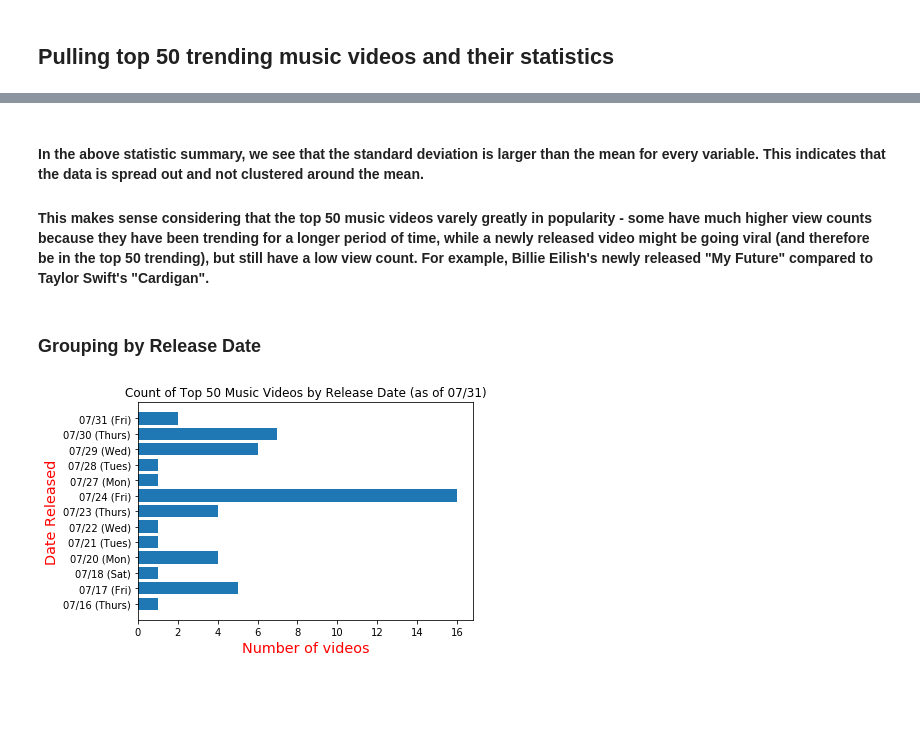
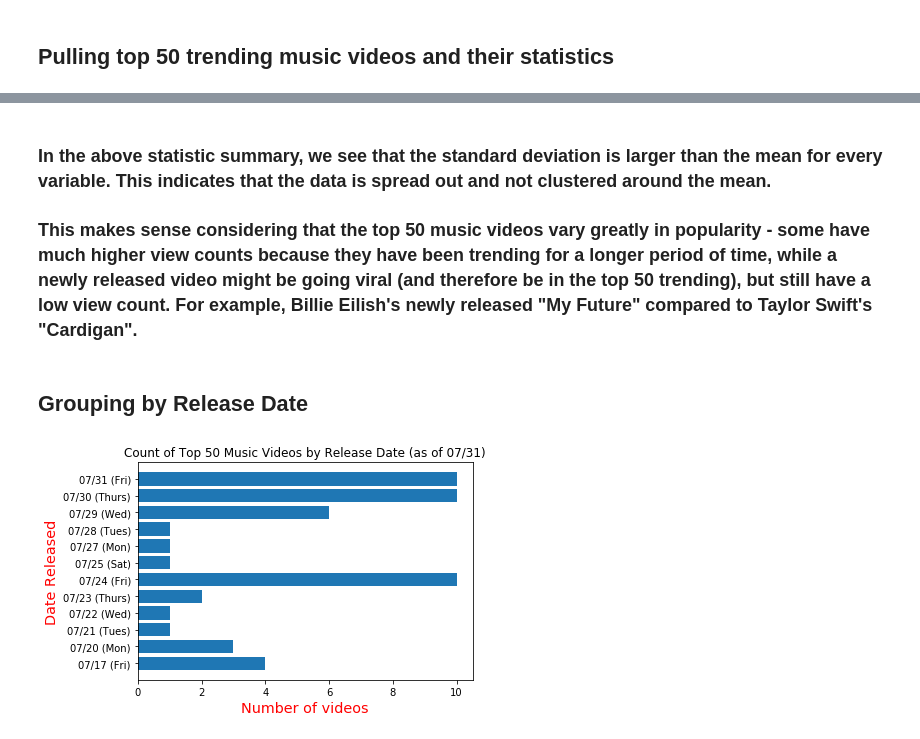
Before and after one commit to johnswier/Project_One_DataViz, a Jupyter notebook: Youtube_Data.ipynb, the cells around one changed output, grey strips where cells are left out. Saved outputs shown, nothing was run; the diff lists cells and outputs as text; code cells hidden in the pictures; blank space fills up the shorter version.

```diff
--- a/Youtube_Data.ipynb
+++ b/Youtube_Data.ipynb
@@ -10,8 +10,8 @@ gkey = os.environ.get("google_maps_key")
 # %% [markdown]
 ## Pulling top 50 trending videos on youtube ##
 # %%
-# all_videos_url = f"https://www.googleapis.com/youtube/v3/videos?key={gkey}&maxResults=50&chart=mostPopular&regionCode=US&part=statistics,snippet"
-# all_response = requests.get(all_videos_url).json()
+all_videos_url = f"https://www.googleapis.com/youtube/v3/videos?key={gkey}&maxResults=50&chart=mostPopular&regionCode=US&part=statistics,snippet"
+all_response = requests.get(all_videos_url).json()
 
 all_vid_list = all_response["items"]
 all_vid_cat_list = []
@@ -40,8 +43,8 @@ plt.show()
 # %% [markdown]
 ## Pulling top 50 trending music videos and their statistics ##
 # %%
-# music_videos_url = f"https://www.googleapis.com/youtube/v3/videos?key={gkey}&maxResults=50&chart=mostPopular&videoCategoryId=10&regionCode=US&part=statistics,snippet"
-# response = requests.get(music_videos_url).json()
+music_videos_url = f"https://www.googleapis.com/youtube/v3/videos?key={gkey}&maxResults=50&chart=mostPopular&videoCategoryId=10&regionCode=US&part=statistics,snippet"
+response = requests.get(music_videos_url).json()
 
 vid_list = response["items"]
 vid_title_list = []
@@ -101,19 +117,19 @@ music_videos_df.describe()
 # %% [markdown]
-#### In the above statistic summary, we see that the standard deviation is larger than the mean for every variable. This indicates that the data is spread out and not clustered around the mean.
+### In the above statistic summary, we see that the standard deviation is larger than the mean for every variable. This indicates that the data is spread out and not clustered around the mean.
 
-#### This makes sense considering that the top 50 music videos varely greatly in popularity - some have much higher view counts because they have been trending for a longer period of time, while a newly released video might be going viral (and therefore be in the top 50 trending), but still have a low view count. For example, Billie Eilish's newly released "My Future" compared to Taylor Swift's "Cardigan".
+### This makes sense considering that the top 50 music videos vary greatly in popularity - some have much higher view counts because they have been trending for a longer period of time, while a newly released video might be going viral (and therefore be in the top 50 trending), but still have a low view count. For example, Billie Eilish's newly released "My Future" compared to Taylor Swift's "Cardigan".
 # %% [markdown]
-### Grouping by Release Date
+## Grouping by Release Date
 # %%
 release_date_counts = music_videos_df.groupby(music_videos_df["Release Date"])["Name"].count()
 plt.barh(release_date_counts.index, release_date_counts.values)
-plt.yticks(ticks= release_date_counts.index, labels=["07/16 (Thurs)", "07/17 (Fri)", "07/18 (Sat)", "07/20 (Mon)",
-                                                     "07/21 (Tues)", "07/22 (Wed)", "07/23 (Thurs)", "07/24 (Fri)",
-                                                     "07/27 (Mon)", "07/28 (Tues)", "07/29 (Wed)", "07/30 (Thurs)",
-                                                     "07/31 (Fri)"])
+plt.yticks(ticks= release_date_counts.index, labels=["07/17 (Fri)", "07/20 (Mon)", "07/21 (Tues)", "07/22 (Wed)",
+                                                     "07/23 (Thurs)", "07/24 (Fri)",
+                                                     "07/25 (Sat)", "07/27 (Mon)", "07/28 (Tues)", "07/29 (Wed)",
+                                                     "07/30 (Thurs)", "07/31 (Fri)"])
 plt.title("Count of Top 50 Music Videos by Release Date (as of 07/31)")
 plt.xlabel("Number of videos", color = "red", fontsize = "x-large")
 plt.ylabel("Date Released", color = "red", fontsize = "x-large")
 plt.show()
 # %% [output]
-[figure, old version]
+[figure, new version]
```
Also changed, not shown: parts of 17 cells of this notebook, 5 other files.
